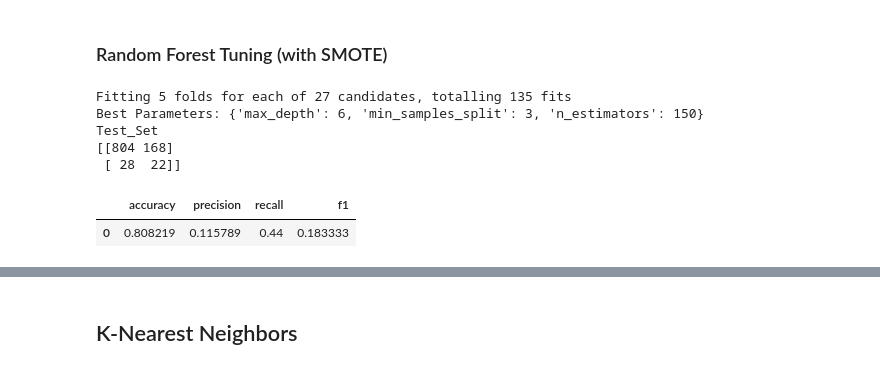
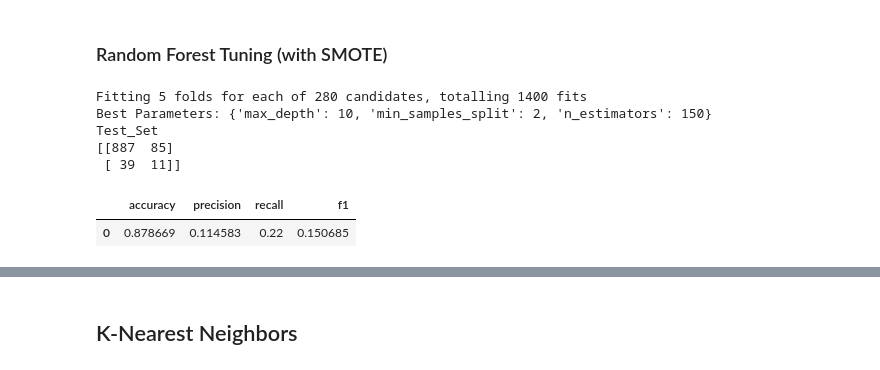
Before and after one commit to GiacomoLucato/stroke_prediction, a Jupyter notebook: stroke_prediction.ipynb, the cells around one changed output, grey strips where cells are left out. Cells and saved outputs as stored; diff of their text form; code cells hidden in the pictures.

```diff
--- a/stroke_prediction.ipynb
+++ b/stroke_prediction.ipynb
@@ -11,8 +11,7 @@ from sklearn.naive_bayes import GaussianNB
 import numpy as np
 # %%
 # Loading the dataset
-
-data = pd.read_csv('dataset.csv')
+data = pd.read_csv('stroke_dataset/dataset.csv')
 
 data.head()
 # %% [output]
@@ -620,28 +682,28 @@ Test_Set
 # %%
 rf_tune = RandomForestClassifier(random_state=42, class_weight='balanced')
 
 # parameter grid
-param_grid_smote = { 'n_estimators': [150,200, 250],
-'max_depth': [4, 5,6],
-'min_samples_split': [2,3,4]
+param_grid_smote = { 'n_estimators': [50, 100, 150,200, 250],
+'max_depth': [3, 4, 5,6, 7, 8, 9, 10],
+'min_samples_split': [2,3,4,5,6,7,8]
 }
 
 grid_rf_smote = GridSearchCV(estimator=rf_tune, param_grid=param_grid_smote, cv=5, scoring='f1', n_jobs=-1, verbose=1)
 
 # fit the model
 grid_rf_smote.fit(X_train_smote_unscaled, y_train_smote_unscaled)
 
 # show best parameters
 print(f"Best Parameters: {grid_rf_smote.best_params_}")
 
-y_pred = grid_rf_smote.predict(X_test)
+y_pred_rf_tuning_smote = grid_rf_smote.predict(X_test)
 
-eval_model(y_pred, y_test)
+eval_model(y_pred_rf_tuning_smote, y_test)
 # %% [output]
-Fitting 5 folds for each of 27 candidates, totalling 135 fits
-Best Parameters: {'max_depth': 6, 'min_samples_split': 3, 'n_estimators': 150}
+Fitting 5 folds for each of 280 candidates, totalling 1400 fits
+Best Parameters: {'max_depth': 10, 'min_samples_split': 2, 'n_estimators': 150}
 Test_Set
-[[804 168]
- [ 28  22]]
+[[887  85]
+ [ 39  11]]
 |  | accuracy | precision | recall | f1 |
-| 0 | 0.808219 | 0.115789 | 0.44 | 0.183333 |
+| 0 | 0.878669 | 0.114583 | 0.22 | 0.150685 |
```
Also changed, not shown: parts of 85 cells of this notebook.
